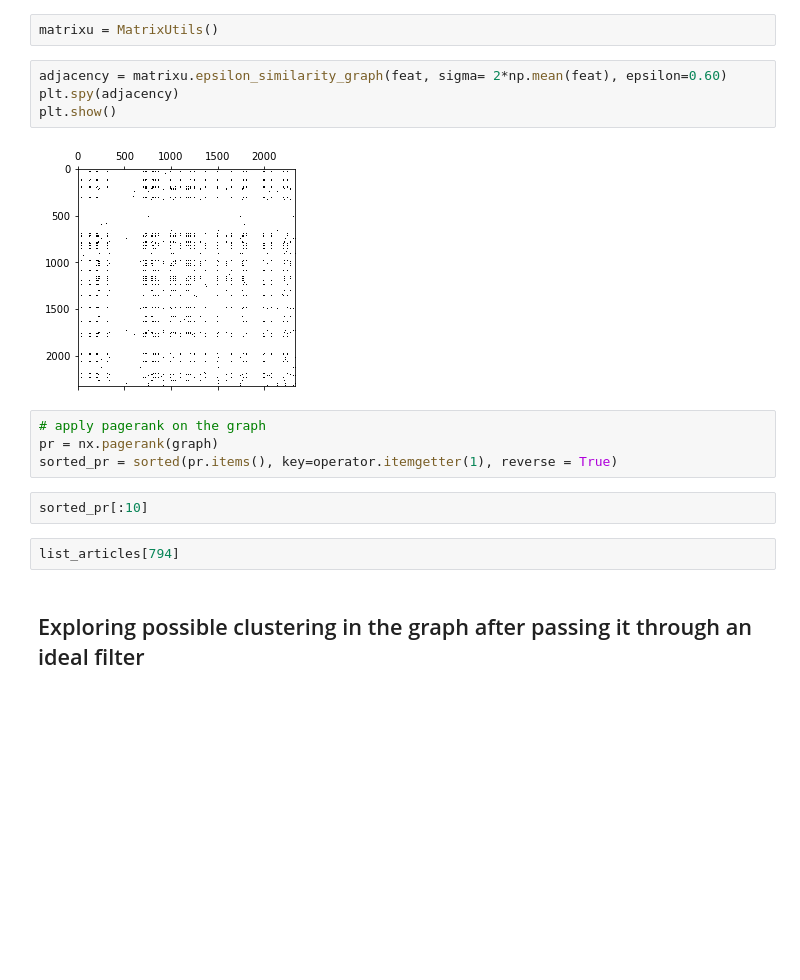
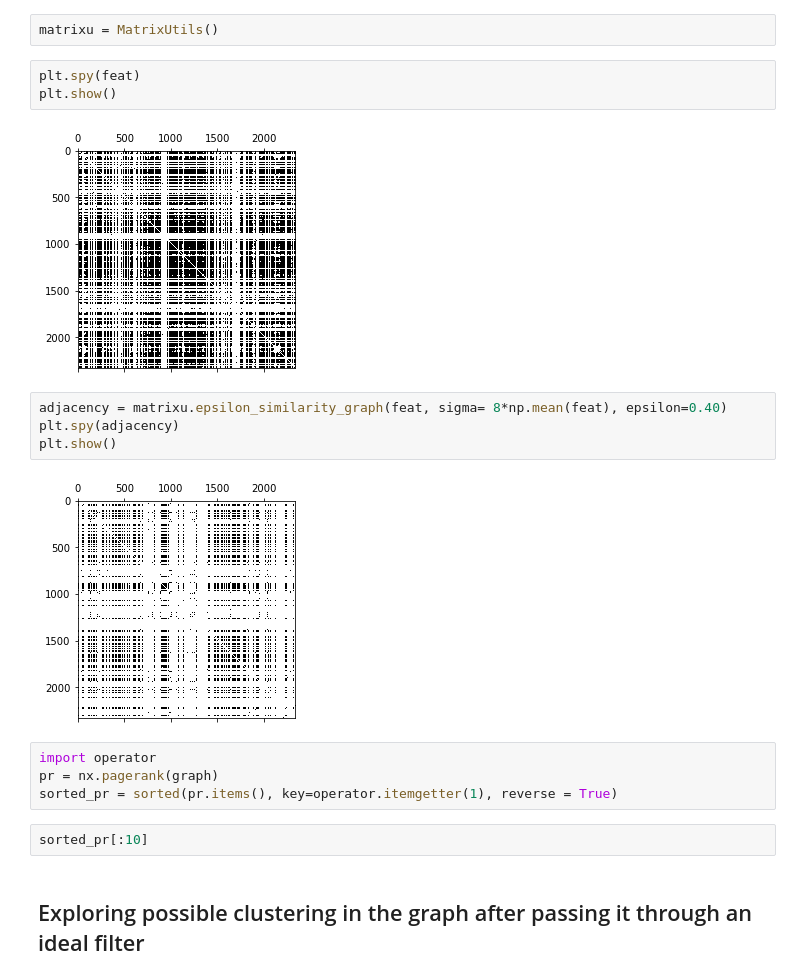
Before and after one commit to aaag97/ntds-projects, a Jupyter notebook: Project/wikipedia.ipynb, the cells around one changed output. Cells and saved outputs as stored; diff of their text form; blank space fills up the shorter version.

```diff
--- a/Project/wikipedia.ipynb
+++ b/Project/wikipedia.ipynb
@@ -402,20 +465,23 @@ nx.average_clustering(graph)
 ## Exploring possible clustering in the graph
 # %%
 matrixu = MatrixUtils()
+# %%
+plt.spy(feat)
+plt.show()
+# %% [output]
+[figure, added]
 # %%
-adjacency = matrixu.epsilon_similarity_graph(feat, sigma= 2*np.mean(feat), epsilon=0.60)
+adjacency = matrixu.epsilon_similarity_graph(feat, sigma= 8*np.mean(feat), epsilon=0.40)
 plt.spy(adjacency)
 plt.show()
 # %% [output]
-[figure, old version]
+[figure, new version]
 # %%
-# apply pagerank on the graph
+import operator
 pr = nx.pagerank(graph)
 sorted_pr = sorted(pr.items(), key=operator.itemgetter(1), reverse = True)
 # %%
 sorted_pr[:10]
-# %%
-list_articles[794]
 # %% [markdown]
 ## Exploring possible clustering in the graph after passing it through an ideal filter
 # %%
```
Also changed, not shown: parts of 46 cells of this notebook.
